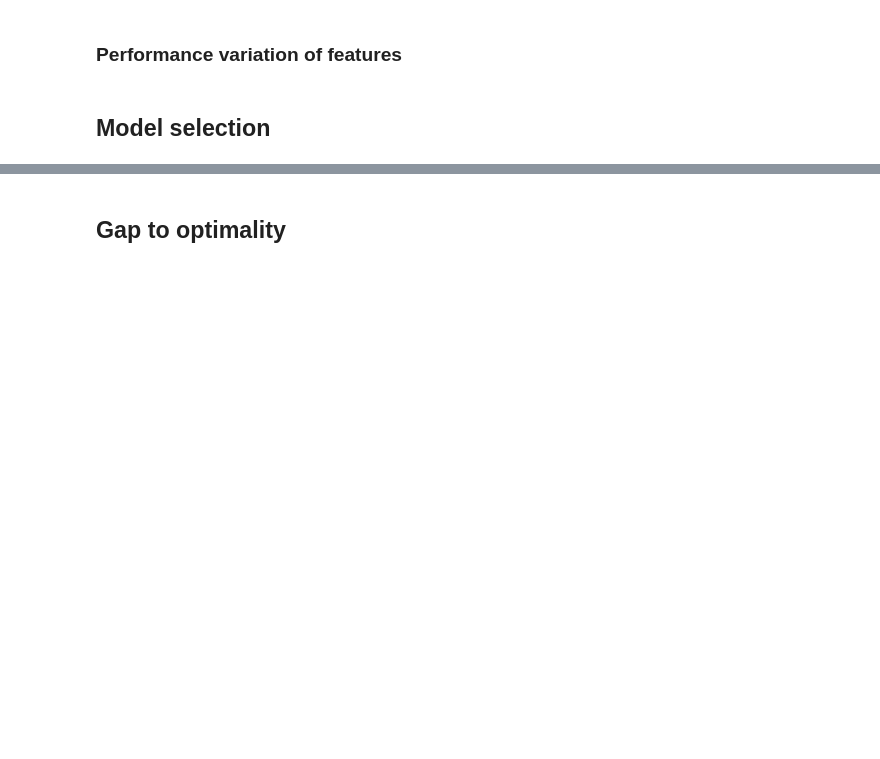
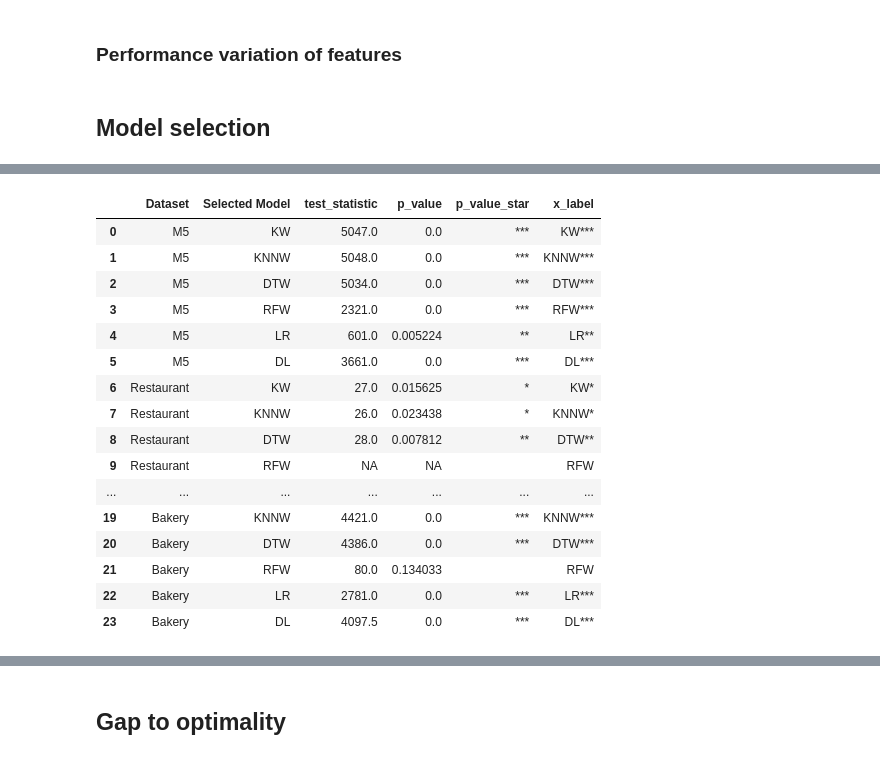
Before and after one commit to d3group/A-structured-evaluation-of-data-driven-newsvendor-approaches, a Jupyter notebook: create_plots.ipynb, the cells around one changed output, grey strips where cells are left out. Drawn from its saved outputs; the diff is of its cells as text; code cells hidden in the pictures; blank space fills up the shorter version.

```diff
--- a/create_plots.ipynb
+++ b/create_plots.ipynb
@@ -448,0 +489,29 @@ for SL in SLs:
+# %%
+#### Compute Wilcoxon signed-rank test statistics #####
+
+wilcox = []
+metric = 'coefficient of prescriptiveness'
+model_sel = performance_of_best_cv_model_on_test_data.loc[(performance_of_best_cv_model_on_test_data.sl==SL)&(performance_of_best_cv_model_on_test_data['feature combi']==features),:]
+
+
+# compute Wilcoxon signed-rank test per dataset
+for d in best_results_sel.dataset.unique():
+
+    model_sel_d = model_sel.loc[model_sel.dataset==d,:]
+    model_sel.sort_values(by='group', inplace=True)
+
+    for m in models:
+
+        model_to_test = best_results_sel.loc[(best_results_sel.model==m)&(best_results_sel.dataset==d)]
+        model_to_test.sort_values(by='group', inplace=True)
+
+        try:
+            w, p_v = pg.wilcoxon(model_sel_d[metric], model_to_test[metric], alternative='greater').loc['Wilcoxon',['W-val', 'p-val']]
+        except:
+            # if model selection and fixed model are equal, wilcoxon test will fail
+            w, p_v = ('NA', 'NA')
+
+        wilcox.append({'Dataset':d, 'Selected Model':m , 'test_statistic':w, 'p_value':p_v})
+
+wilcox = pd.DataFrame(wilcox)
+wilcox['p_value_star'] = [' ' if (x=='NA') else '***' if (x < 0.001) else '**' if (x < 0.01) else '*' if (x < 0.1) else ' ' for x in wilcox['p_value']]
@@ -448,0 +520,20 @@ for SL in SLs:
+# %%
+wilcox
+# %% [output]
+|  | Dataset | Selected Model | test_statistic | p_value | p_value_star | x_label |
+| 0 | M5 | KW | 5047.0 | 0.0 | *** | KW*** |
+| 1 | M5 | KNNW | 5048.0 | 0.0 | *** | KNNW*** |
+| 2 | M5 | DTW | 5034.0 | 0.0 | *** | DTW*** |
+| 3 | M5 | RFW | 2321.0 | 0.0 | *** | RFW*** |
+| 4 | M5 | LR | 601.0 | 0.005224 | ** | LR** |
+| 5 | M5 | DL | 3661.0 | 0.0 | *** | DL*** |
+| 6 | Restaurant | KW | 27.0 | 0.015625 | * | KW* |
+| 7 | Restaurant | KNNW | 26.0 | 0.023438 | * | KNNW* |
+| 8 | Restaurant | DTW | 28.0 | 0.007812 | ** | DTW** |
+| 9 | Restaurant | RFW | NA | NA |  | RFW |
+| ... | ... | ... | ... | ... | ... | ... |
+| 19 | Bakery | KNNW | 4421.0 | 0.0 | *** | KNNW*** |
+| 20 | Bakery | DTW | 4386.0 | 0.0 | *** | DTW*** |
+| 21 | Bakery | RFW | 80.0 | 0.134033 |  | RFW |
+| 22 | Bakery | LR | 2781.0 | 0.0 | *** | LR*** |
+| 23 | Bakery | DL | 4097.5 | 0.0 | *** | DL*** |
```
Also changed, not shown: parts of 10 cells of this notebook, 1 other file.
